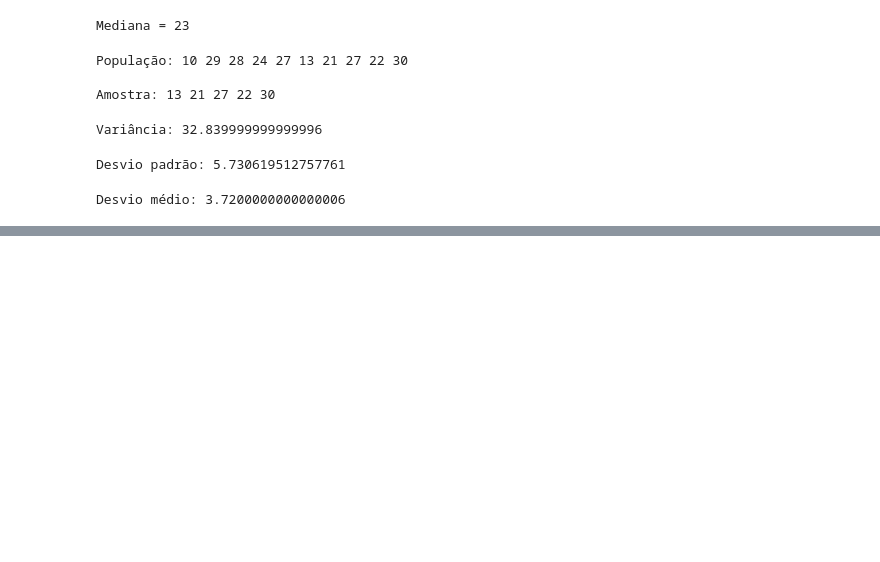
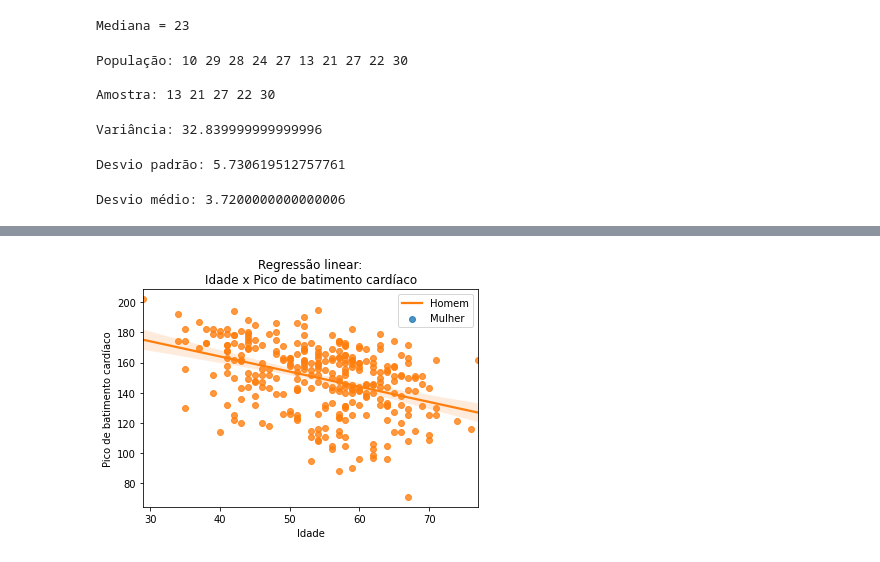
Before and after one commit to scsoliveira/Implementa-oEstatistica, a Jupyter notebook: Untitled.ipynb, the cells around one changed output, grey strips where cells are left out. Drawn from its saved outputs; the diff is of its cells as text; code cells hidden in the pictures; blank space fills up the shorter version.

```diff
--- a/Untitled.ipynb
+++ b/Untitled.ipynb
@@ -120,0 +177,10 @@ for dirname, _, filenames in os.walk('/kaggle/input'):
+# %%
+ax = sns.regplot(x="age", y="thalach", data=df_male)
+sns.regplot(x="age", y="thalach", data=df_fem, ax=ax)
+ax.legend(["Homem","Mulher"])
+ax.set_xlabel("Idade")
+ax.set_title("Regressão linear:\nIdade x Pico de batimento cardíaco")
+ax.set_ylabel("Pico de batimento cardíaco")
+plt.show()
+# %% [output]
+[figure, added]
```
Also changed, not shown: parts of 7 cells of this notebook.
